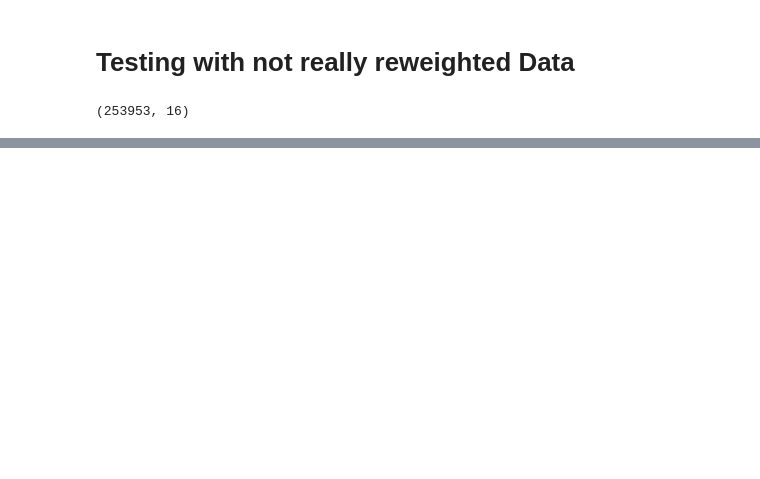
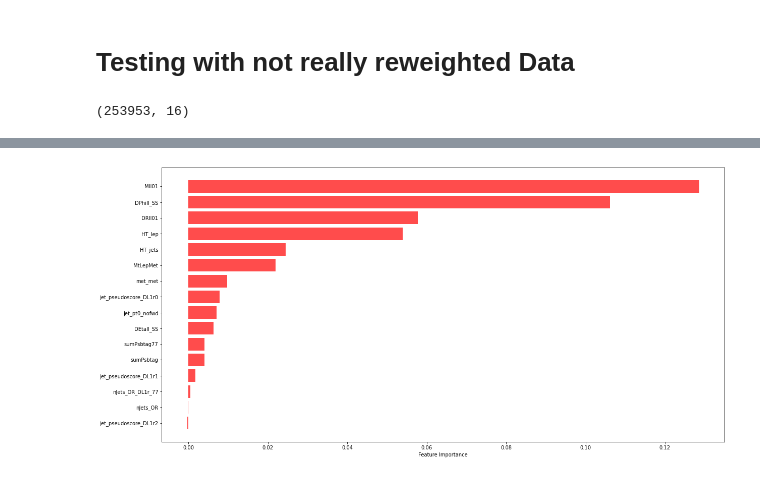
Before and after one commit to MerveNazlim/CatNN, a Jupyter notebook: NN_for_sstt/Signal_Cuu_VS_Cqu18.ipynb, the cells around one changed output, grey strips where cells are left out. Drawn from its saved outputs; the diff is of its cells as text; code cells hidden in the pictures; blank space fills up the shorter version.

```diff
--- a/NN_for_sstt/Signal_Cuu_VS_Cqu18.ipynb
+++ b/NN_for_sstt/Signal_Cuu_VS_Cqu18.ipynb
@@ -249,3 +281,13 @@ plt.show()
+# %%
+f, g = get_feature_importance(test, model, Signal_Cut, 2)
+idx = np.argsort(f)
+fig, ax = plt.subplots(figsize=(20, 10))
+ax.barh(range(test[0].shape[1]), np.sort(f), color="r", alpha=0.7)
+ax.set_yticks(range(train[0].shape[1]), np.array(feature_names)[idx])
+ax.set_xlabel('Feature Importance')
+plt.savefig(path_tosave + "/Feature_Importance.png")
+# %% [output]
+[figure, added]
 # %%
 fit_history = []
 fit_history.append(fit_hist)
```
Also changed, not shown: parts of 12 cells of this notebook, 5 other files.
